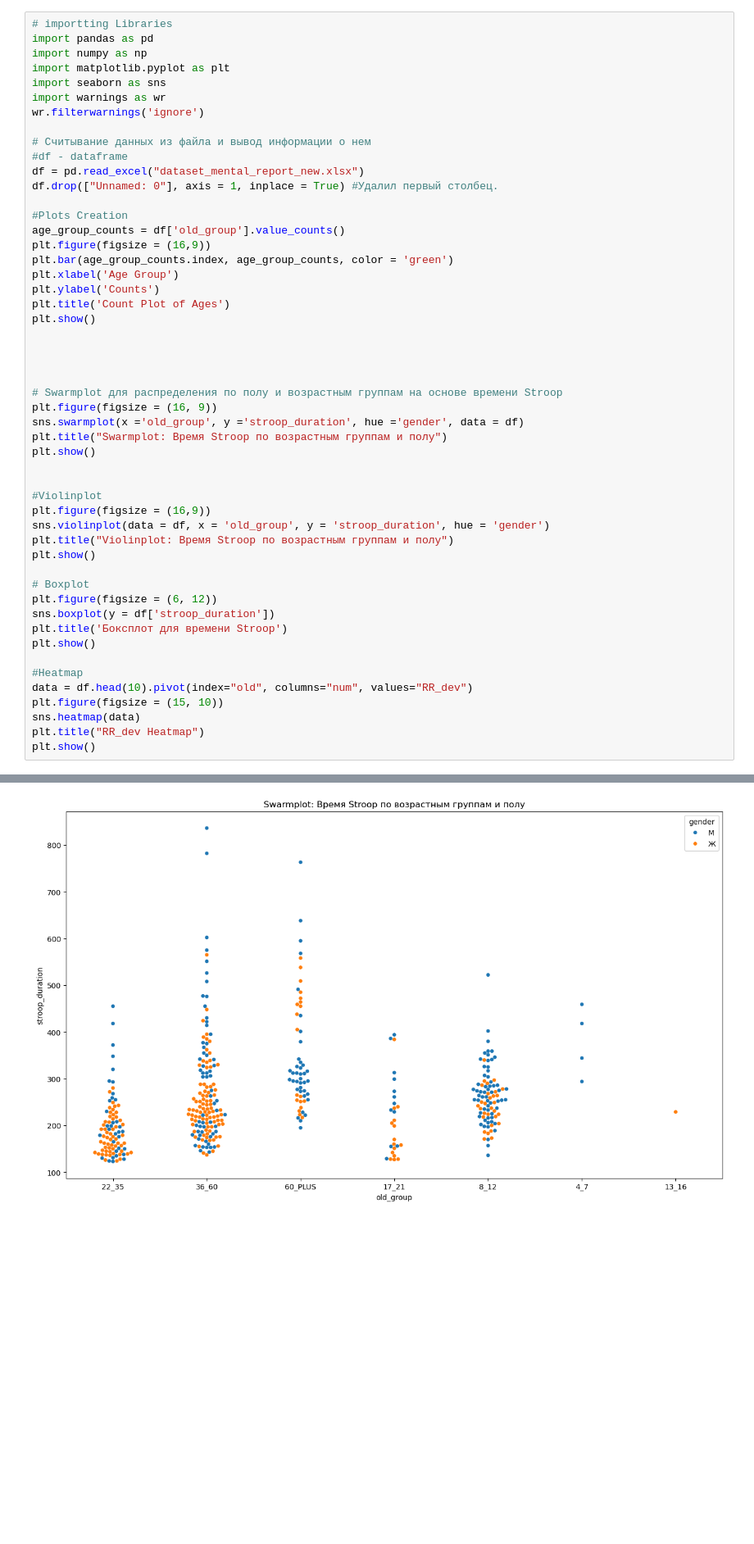
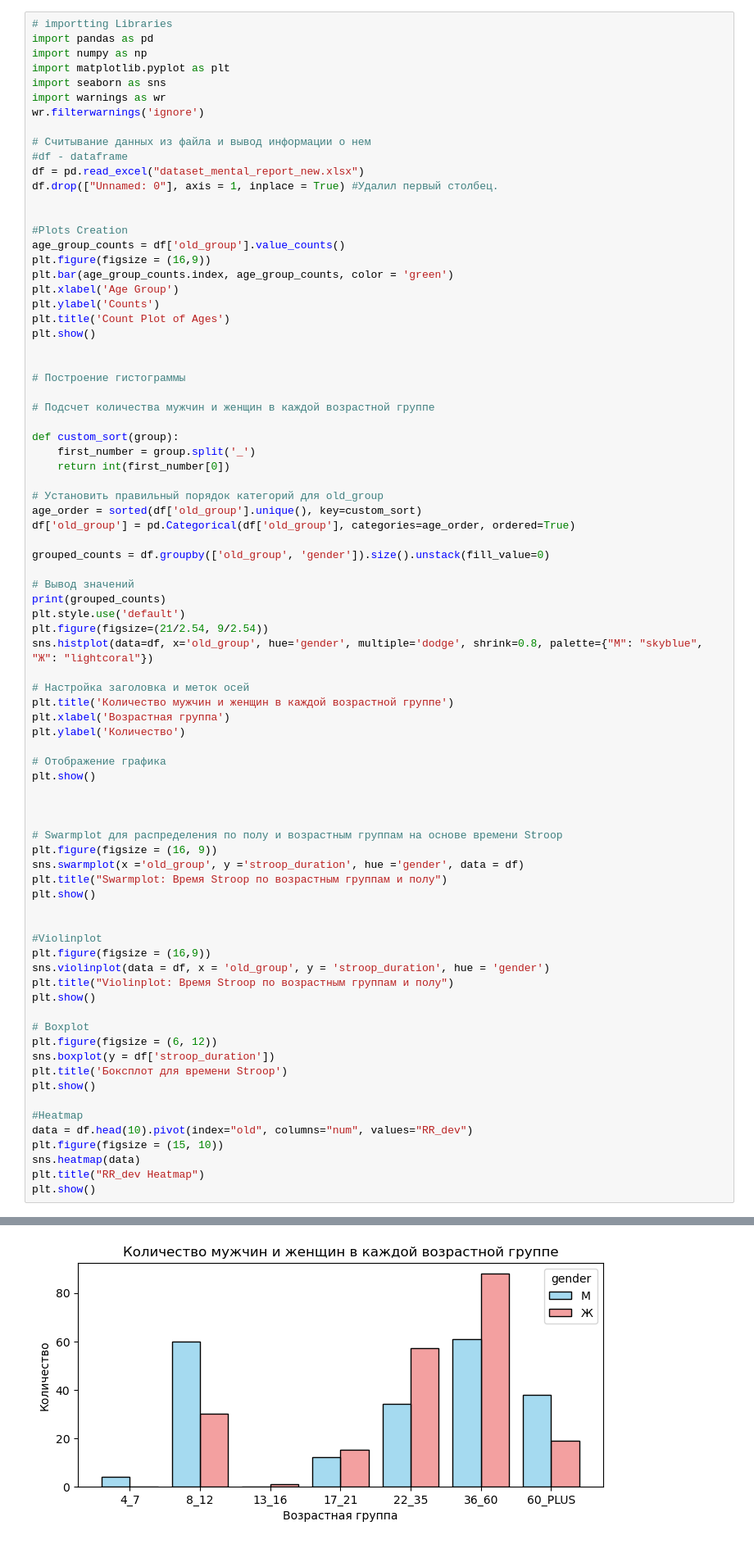
Before and after one commit to hrdslw/Database, a Jupyter notebook: Database.ipynb, the cells around one changed output, grey strips where cells are left out. Shown at 82% size. Drawn from its saved outputs; the diff is of its cells as text; blank space fills up the shorter version.

```diff
--- a/Database.ipynb
+++ b/Database.ipynb
@@ -12,6 +12,7 @@ wr.filterwarnings('ignore')
 df = pd.read_excel("dataset_mental_report_new.xlsx")
 df.drop(["Unnamed: 0"], axis = 1, inplace = True) #Удалил первый столбец.
 
+
 #Plots Creation
 age_group_counts = df['old_group'].value_counts()
 plt.figure(figsize = (16,9))
@@ -21,6 +22,34 @@ plt.ylabel('Counts')
 plt.title('Count Plot of Ages')
 plt.show()
 
+
+# Построение гистограммы
+
+# Подсчет количества мужчин и женщин в каждой возрастной группе
+
+def custom_sort(group):
+    first_number = group.split('_')
+    return int(first_number[0])
+
+# Установить правильный порядок категорий для old_group
+age_order = sorted(df['old_group'].unique(), key=custom_sort)
+df['old_group'] = pd.Categorical(df['old_group'], categories=age_order, ordered=True)
+
+grouped_counts = df.groupby(['old_group', 'gender']).size().unstack(fill_value=0)
+
+# Вывод значений
+print(grouped_counts)
+plt.style.use('default')
+plt.figure(figsize=(21/2.54, 9/2.54))
+sns.histplot(data=df, x='old_group', hue='gender', multiple='dodge', shrink=0.8, palette={"М": "skyblue", "Ж": "lightcoral"})
+
+# Настройка заголовка и меток осей
+plt.title('Количество мужчин и женщин в каждой возрастной группе')
+plt.xlabel('Возрастная группа')
+plt.ylabel('Количество')
+
+# Отображение графика
+plt.show()
 
 
 
@@ -54 +92 @@ plt.show()
-[figure, old version]
+[figure, new version]
```
Also changed, not shown: parts of 1 cell of this notebook, 3 other files.
